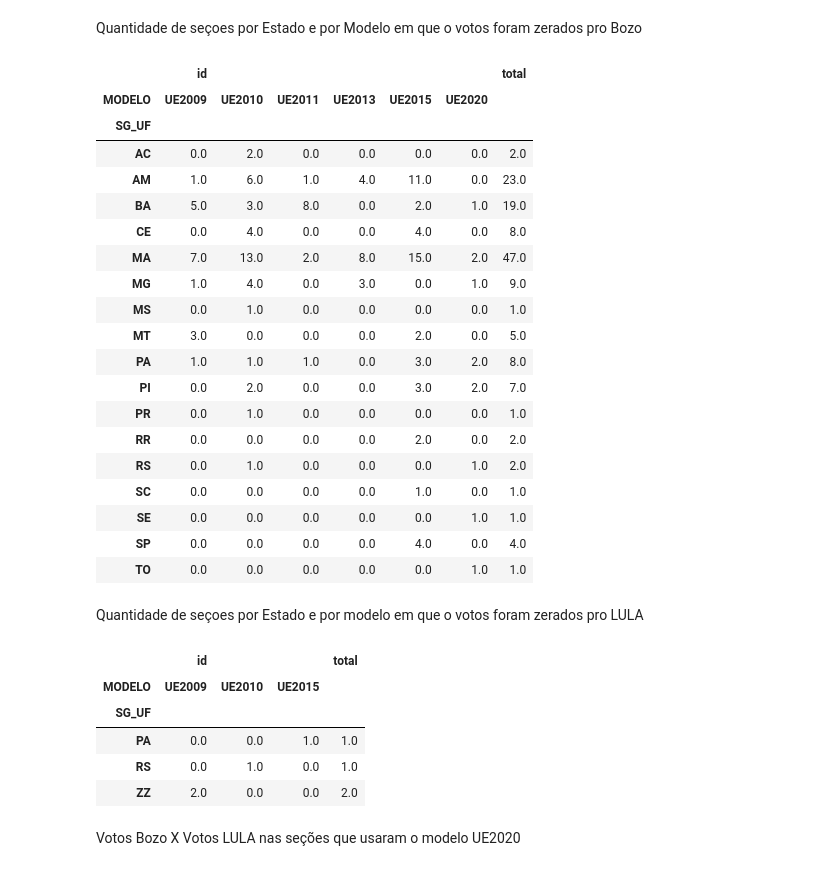
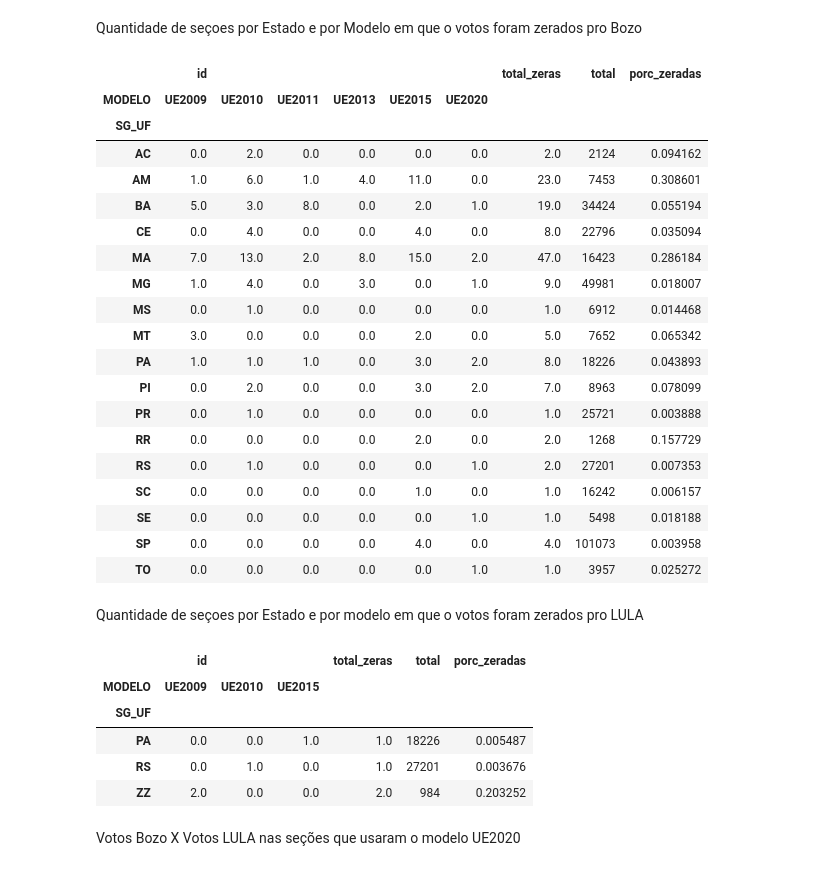
Before and after one commit to fabio-emanuel/Segundo_Turno_2022, a Jupyter notebook: Golpista.ipynb, the cells around one changed output. Cells and saved outputs as stored; diff of their text form; code cells hidden in the pictures.

```diff
--- a/Golpista.ipynb
+++ b/Golpista.ipynb
@@ -22,43 +22,49 @@ pd.DataFrame([div_mod,div_mod/div_mod.sum()],index=['qtd','p']).transpose()
 # %% [markdown]
 Quantidade de seçoes por Estado e por Modelo em que o votos foram zerados pro Bozo
 # %%
-qtd_bozo_nulo=urnas[urnas['votos_bozo']==0.].groupby(by=['MODELO','SG_UF']).count().pivot_table(index=['SG_UF'],values=['id'],columns=['MODELO']).fillna(0)
-qtd_bozo_nulo['total']=qtd_bozo_nulo.sum(axis=1)
+variavel='votos_bozo'
+qtd_bozo_nulo=urnas[urnas[variavel]==0.].groupby(by=['MODELO','SG_UF']).count().pivot_table(index=['SG_UF'],values=['id'],columns=['MODELO']).fillna(0)
+qtd_bozo_nulo['total_zeras']=qtd_bozo_nulo.sum(axis=1)
+qtd_bozo_nulo['total']=urnas.groupby(by=['SG_UF']).count()['id']
+qtd_bozo_nulo['porc_zeradas']=qtd_bozo_nulo['total_zeras']/qtd_bozo_nulo['total']*100
 qtd_bozo_nulo
 # %% [output]
-|  | id |  |  |  |  |  | total |
-| MODELO | UE2009 | UE2010 | UE2011 | UE2013 | UE2015 | UE2020 |  |
-| SG_UF |  |  |  |  |  |  |  |
-| AC | 0.0 | 2.0 | 0.0 | 0.0 | 0.0 | 0.0 | 2.0 |
-| AM | 1.0 | 6.0 | 1.0 | 4.0 | 11.0 | 0.0 | 23.0 |
-| BA | 5.0 | 3.0 | 8.0 | 0.0 | 2.0 | 1.0 | 19.0 |
-| CE | 0.0 | 4.0 | 0.0 | 0.0 | 4.0 | 0.0 | 8.0 |
-| MA | 7.0 | 13.0 | 2.0 | 8.0 | 15.0 | 2.0 | 47.0 |
-| MG | 1.0 | 4.0 | 0.0 | 3.0 | 0.0 | 1.0 | 9.0 |
-| MS | 0.0 | 1.0 | 0.0 | 0.0 | 0.0 | 0.0 | 1.0 |
-| MT | 3.0 | 0.0 | 0.0 | 0.0 | 2.0 | 0.0 | 5.0 |
-| PA | 1.0 | 1.0 | 1.0 | 0.0 | 3.0 | 2.0 | 8.0 |
-| PI | 0.0 | 2.0 | 0.0 | 0.0 | 3.0 | 2.0 | 7.0 |
-| PR | 0.0 | 1.0 | 0.0 | 0.0 | 0.0 | 0.0 | 1.0 |
-| RR | 0.0 | 0.0 | 0.0 | 0.0 | 2.0 | 0.0 | 2.0 |
-| RS | 0.0 | 1.0 | 0.0 | 0.0 | 0.0 | 1.0 | 2.0 |
-| SC | 0.0 | 0.0 | 0.0 | 0.0 | 1.0 | 0.0 | 1.0 |
-| SE | 0.0 | 0.0 | 0.0 | 0.0 | 0.0 | 1.0 | 1.0 |
-| SP | 0.0 | 0.0 | 0.0 | 0.0 | 4.0 | 0.0 | 4.0 |
-| TO | 0.0 | 0.0 | 0.0 | 0.0 | 0.0 | 1.0 | 1.0 |
+|  | id |  |  |  |  |  | total_zeras | total | porc_zeradas |
+| MODELO | UE2009 | UE2010 | UE2011 | UE2013 | UE2015 | UE2020 |  |  |  |
+| SG_UF |  |  |  |  |  |  |  |  |  |
+| AC | 0.0 | 2.0 | 0.0 | 0.0 | 0.0 | 0.0 | 2.0 | 2124 | 0.094162 |
+| AM | 1.0 | 6.0 | 1.0 | 4.0 | 11.0 | 0.0 | 23.0 | 7453 | 0.308601 |
+| BA | 5.0 | 3.0 | 8.0 | 0.0 | 2.0 | 1.0 | 19.0 | 34424 | 0.055194 |
+| CE | 0.0 | 4.0 | 0.0 | 0.0 | 4.0 | 0.0 | 8.0 | 22796 | 0.035094 |
+| MA | 7.0 | 13.0 | 2.0 | 8.0 | 15.0 | 2.0 | 47.0 | 16423 | 0.286184 |
+| MG | 1.0 | 4.0 | 0.0 | 3.0 | 0.0 | 1.0 | 9.0 | 49981 | 0.018007 |
+| MS | 0.0 | 1.0 | 0.0 | 0.0 | 0.0 | 0.0 | 1.0 | 6912 | 0.014468 |
+| MT | 3.0 | 0.0 | 0.0 | 0.0 | 2.0 | 0.0 | 5.0 | 7652 | 0.065342 |
+| PA | 1.0 | 1.0 | 1.0 | 0.0 | 3.0 | 2.0 | 8.0 | 18226 | 0.043893 |
+| PI | 0.0 | 2.0 | 0.0 | 0.0 | 3.0 | 2.0 | 7.0 | 8963 | 0.078099 |
+| PR | 0.0 | 1.0 | 0.0 | 0.0 | 0.0 | 0.0 | 1.0 | 25721 | 0.003888 |
+| RR | 0.0 | 0.0 | 0.0 | 0.0 | 2.0 | 0.0 | 2.0 | 1268 | 0.157729 |
+| RS | 0.0 | 1.0 | 0.0 | 0.0 | 0.0 | 1.0 | 2.0 | 27201 | 0.007353 |
+| SC | 0.0 | 0.0 | 0.0 | 0.0 | 1.0 | 0.0 | 1.0 | 16242 | 0.006157 |
+| SE | 0.0 | 0.0 | 0.0 | 0.0 | 0.0 | 1.0 | 1.0 | 5498 | 0.018188 |
+| SP | 0.0 | 0.0 | 0.0 | 0.0 | 4.0 | 0.0 | 4.0 | 101073 | 0.003958 |
+| TO | 0.0 | 0.0 | 0.0 | 0.0 | 0.0 | 1.0 | 1.0 | 3957 | 0.025272 |
 # %% [markdown]
 Quantidade de seçoes por Estado e por modelo em que o votos foram zerados pro LULA
 # %%
-qtd_bozo_nulo=urnas[urnas['votos_lula']==0.].groupby(by=['MODELO','SG_UF']).count().pivot_table(index=['SG_UF'],values=['id'],columns=['MODELO']).fillna(0)
-qtd_bozo_nulo['total']=qtd_bozo_nulo.sum(axis=1)
+variavel='votos_lula'
+qtd_bozo_nulo=urnas[urnas[variavel]==0.].groupby(by=['MODELO','SG_UF']).count().pivot_table(index=['SG_UF'],values=['id'],columns=['MODELO']).fillna(0)
+qtd_bozo_nulo['total_zeras']=qtd_bozo_nulo.sum(axis=1)
+qtd_bozo_nulo['total']=urnas.groupby(by=['SG_UF']).count()['id']
+qtd_bozo_nulo['porc_zeradas']=qtd_bozo_nulo['total_zeras']/qtd_bozo_nulo['total']*100
 qtd_bozo_nulo
 # %% [output]
-|  | id |  |  | total |
-| MODELO | UE2009 | UE2010 | UE2015 |  |
-| SG_UF |  |  |  |  |
-| PA | 0.0 | 0.0 | 1.0 | 1.0 |
-| RS | 0.0 | 1.0 | 0.0 | 1.0 |
-| ZZ | 2.0 | 0.0 | 0.0 | 2.0 |
+|  | id |  |  | total_zeras | total | porc_zeradas |
+| MODELO | UE2009 | UE2010 | UE2015 |  |  |  |
+| SG_UF |  |  |  |  |  |  |
+| PA | 0.0 | 0.0 | 1.0 | 1.0 | 18226 | 0.005487 |
+| RS | 0.0 | 1.0 | 0.0 | 1.0 | 27201 | 0.003676 |
+| ZZ | 2.0 | 0.0 | 0.0 | 2.0 | 984 | 0.203252 |
 # %% [markdown]
 Votos Bozo X Votos LULA nas seções que usaram o modelo UE2020
 # %%
```
